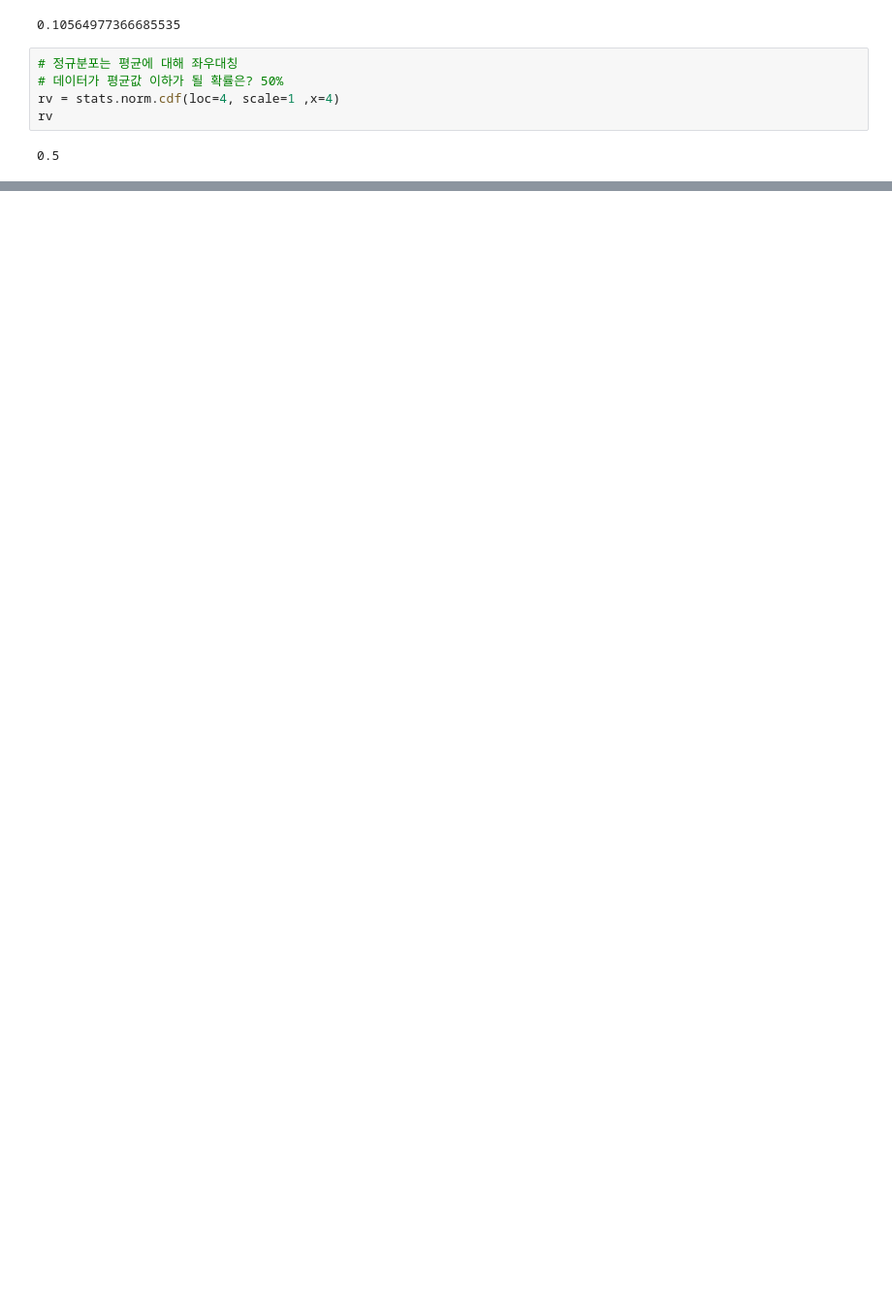
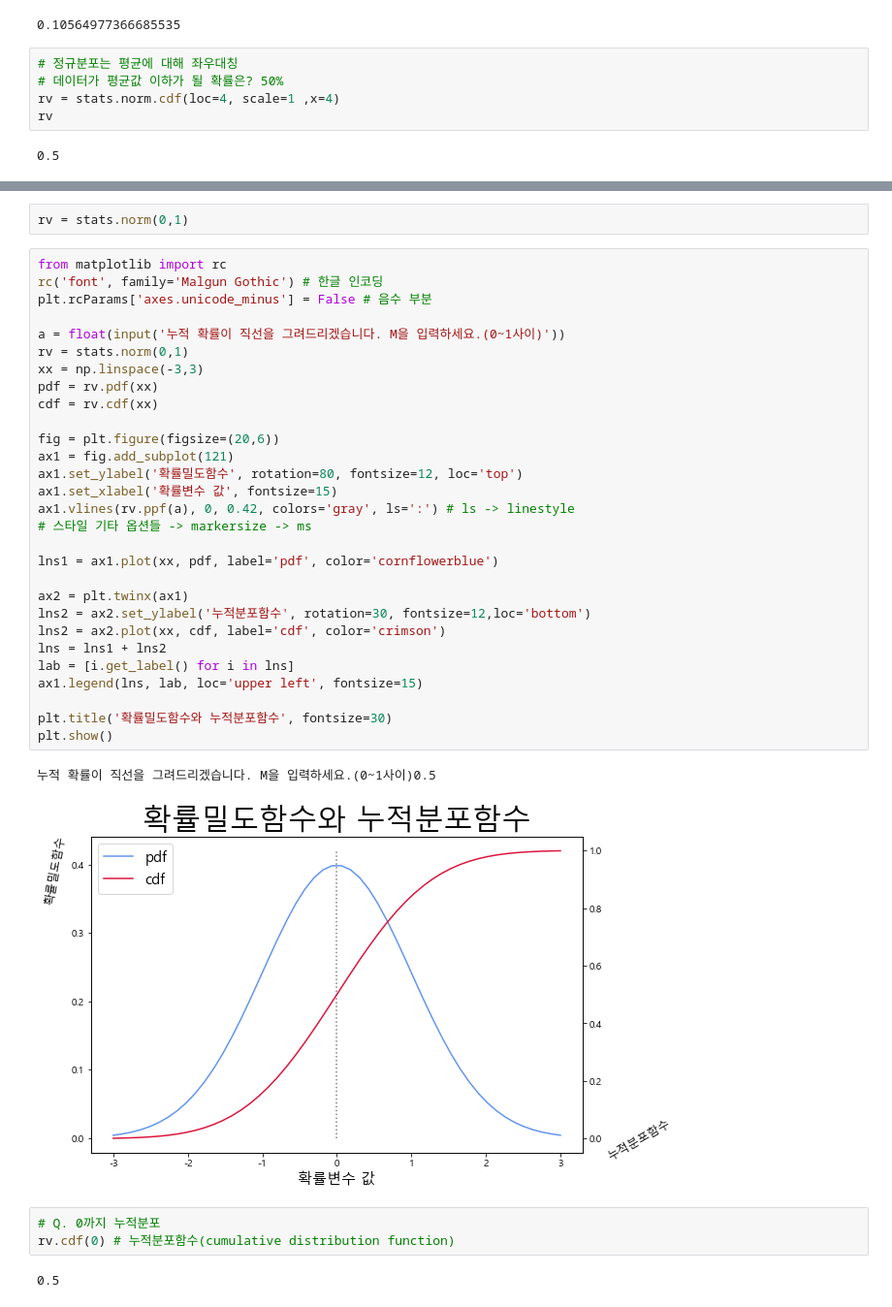
Before and after one commit to kkyxxn/curriculum, a Jupyter notebook: m3_통계/stat3_복습.ipynb, the cells around one changed output, grey strips where cells are left out. Shown: that part at 97% size. Drawn from its saved outputs; the diff is of its cells as text; blank space fills up the shorter version.

```diff
--- a/m3_통계/stat3_복습.ipynb
+++ b/m3_통계/stat3_복습.ipynb
@@ -895,0 +916,39 @@ rv
+# %%
+rv = stats.norm(0,1)
+# %%
+from matplotlib import rc
+rc('font', family='Malgun Gothic') # 한글 인코딩
+plt.rcParams['axes.unicode_minus'] = False # 음수 부분
+
+a = float(input('누적 확률이 직선을 그려드리겠습니다. M을 입력하세요.(0~1사이)'))
+rv = stats.norm(0,1)
+xx = np.linspace(-3,3)
+pdf = rv.pdf(xx)
+cdf = rv.cdf(xx)
+
+fig = plt.figure(figsize=(20,6))
+ax1 = fig.add_subplot(121)
+ax1.set_ylabel('확률밀도함수', rotation=80, fontsize=12, loc='top')
+ax1.set_xlabel('확률변수 값', fontsize=15)
+ax1.vlines(rv.ppf(a), 0, 0.42, colors='gray', ls=':') # ls -> linestyle
+# 스타일 기타 옵션들 -> markersize -> ms
+
+lns1 = ax1.plot(xx, pdf, label='pdf', color='cornflowerblue')
+
+ax2 = plt.twinx(ax1)
+lns2 = ax2.set_ylabel('누적분포함수', rotation=30, fontsize=12,loc='bottom')
+lns2 = ax2.plot(xx, cdf, label='cdf', color='crimson')
+lns = lns1 + lns2
+lab = [i.get_label() for i in lns]
+ax1.legend(lns, lab, loc='upper left', fontsize=15)
+
+plt.title('확률밀도함수와 누적분포함수', fontsize=30)
+plt.show()
+# %% [output]
+누적 확률이 직선을 그려드리겠습니다. M을 입력하세요.(0~1사이)0.5
+[figure, added]
+# %%
+# Q. 0까지 누적분포
+rv.cdf(0) # 누적분포함수(cumulative distribution function)
+# %% [output]
+0.5
```
Also changed, not shown: parts of 109 cells of this notebook, 2 other files.
